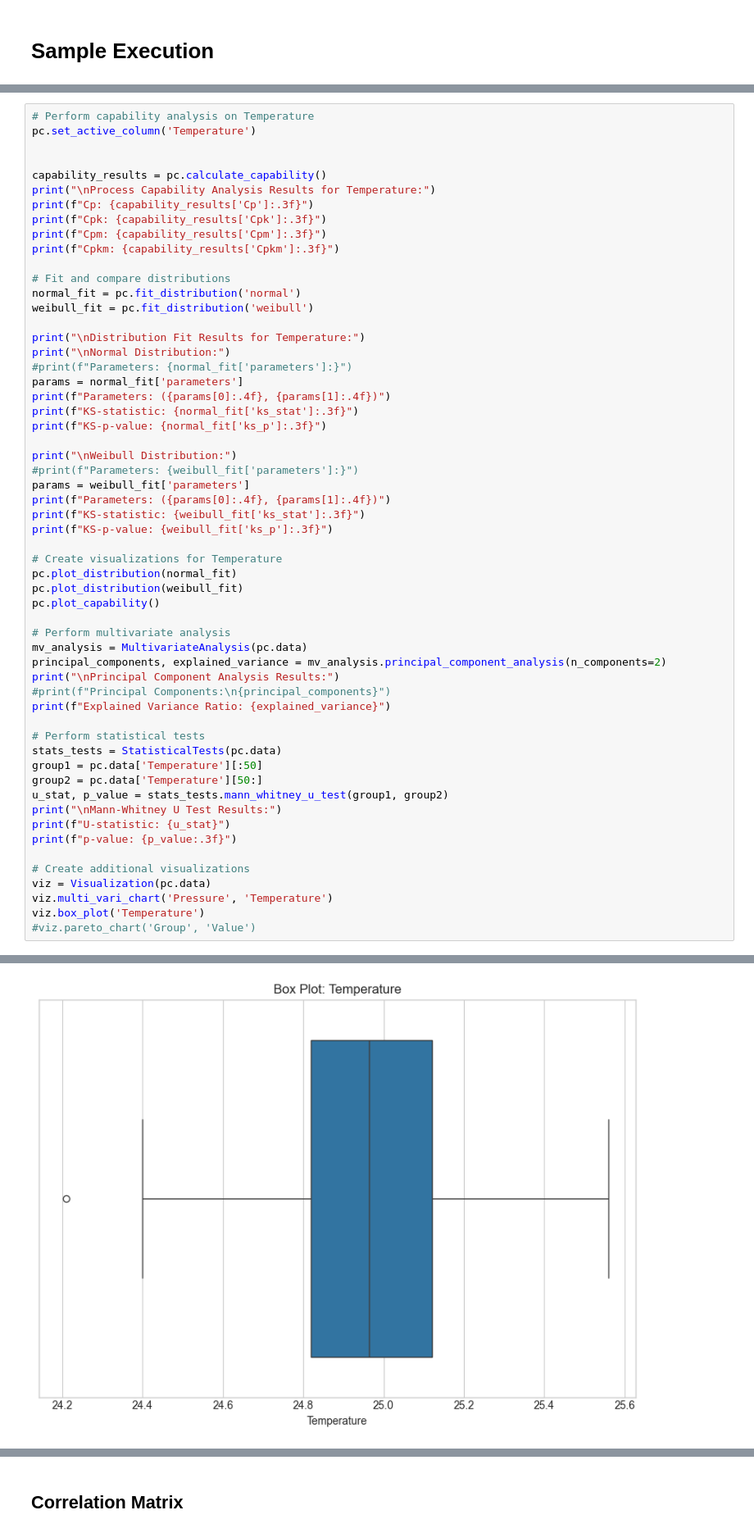
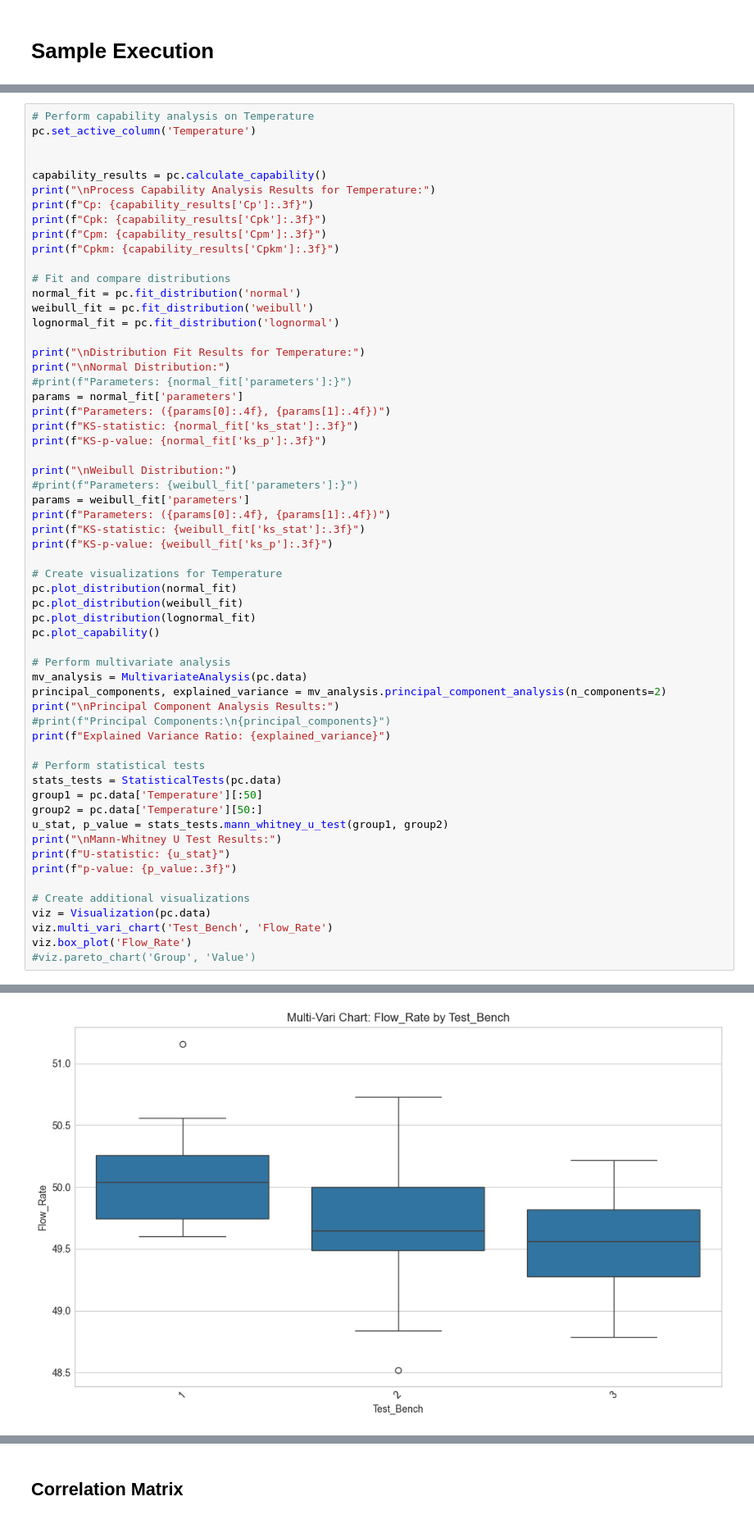
Before and after one commit to Gertrud-Violett/DataAnalysis, a Jupyter notebook: Statistical_Analysis/Statistical_Analysis.ipynb, the cells around one changed output, grey strips where cells are left out. Shown at 82% size. Cells and saved outputs as stored; diff of their text form.

```diff
--- a/Statistical_Analysis/Statistical_Analysis.ipynb
+++ b/Statistical_Analysis/Statistical_Analysis.ipynb
@@ -634,6 +738,7 @@ print(f"Cpkm: {capability_results['Cpkm']:.3f}")
 # Fit and compare distributions
 normal_fit = pc.fit_distribution('normal')
 weibull_fit = pc.fit_distribution('weibull')
+lognormal_fit = pc.fit_distribution('lognormal')
 
 print("\nDistribution Fit Results for Temperature:")
 print("\nNormal Distribution:")
@@ -653,6 +758,7 @@ print(f"KS-p-value: {weibull_fit['ks_p']:.3f}")
 # Create visualizations for Temperature
 pc.plot_distribution(normal_fit)
 pc.plot_distribution(weibull_fit)
+pc.plot_distribution(lognormal_fit)
 pc.plot_capability()
 
 # Perform multivariate analysis
@@ -673,8 +779,8 @@ print(f"p-value: {p_value:.3f}")
 
 # Create additional visualizations
 viz = Visualization(pc.data)
-viz.multi_vari_chart('Pressure', 'Temperature')
-viz.box_plot('Temperature')
+viz.multi_vari_chart('Test_Bench', 'Flow_Rate')
+viz.box_plot('Flow_Rate')
 #viz.pareto_chart('Group', 'Value')
 # %% [output]
 Process Capability Analysis Results for Temperature:
@@ -707 +813 @@ p-value: 0.140
-[figure, old version]
+[figure, new version]
```
Also changed, not shown: parts of 7 cells of this notebook, 3 other files.
